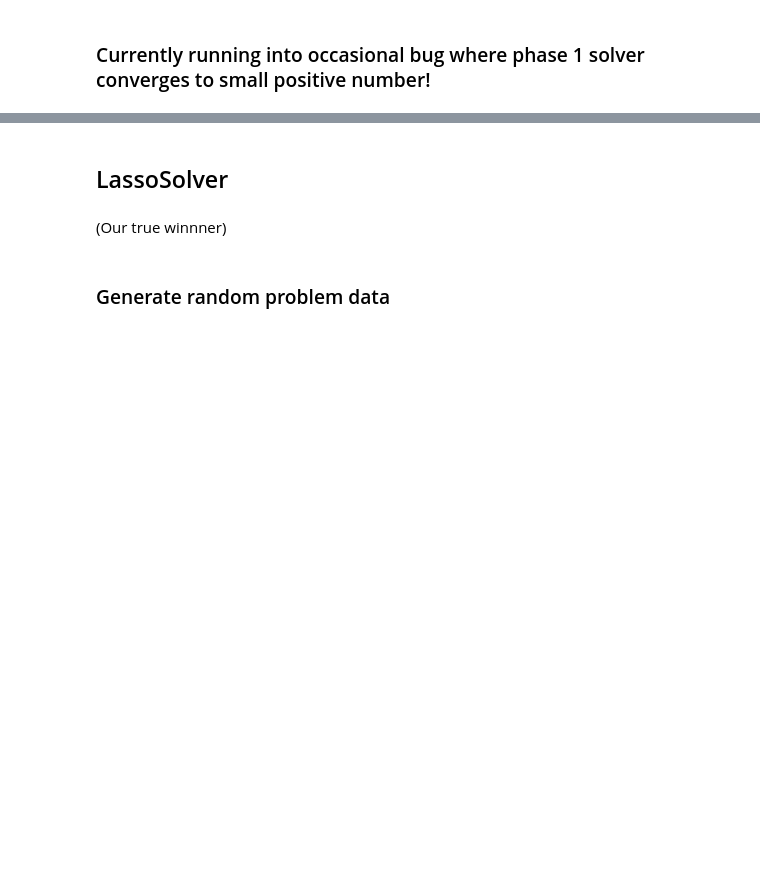
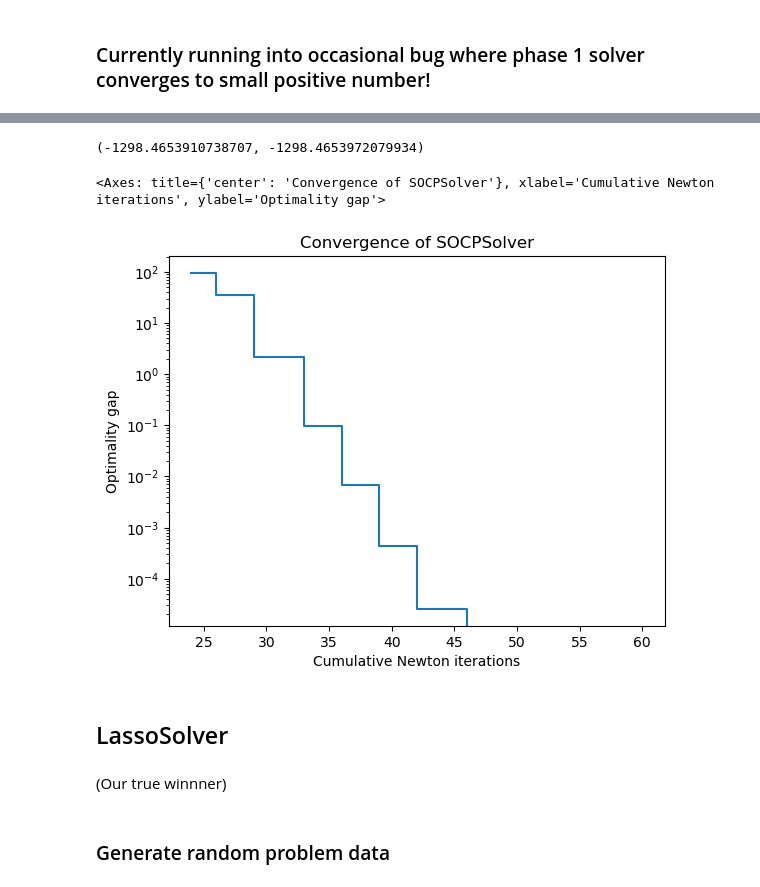
Before and after one commit to fdeguire03/InteriorPoint-GPU, a Jupyter notebook: demo.ipynb, the cells around one changed output, grey strips where cells are left out. Saved outputs shown, nothing was run; the diff lists cells and outputs as text; code cells hidden in the pictures; blank space fills up the shorter version.

```diff
--- a/demo.ipynb
+++ b/demo.ipynb
@@ -337,0 +387,17 @@ scs.value + Y.T@Y/(2*X.shape[0]), FSTAR
+# %%
+scs = SOCPSolver(P=None,
+        q=f,
+        A=A,
+        b=b,
+        c=c,
+        d=d,
+        F=F,
+        g=g,
+        use_gpu=False,
+        upper_bound=None,
+        lower_bound=None,
+        suppress_print=True,
+        update_slacks_every=0,
+        check_cvxpy=False)
+
+#scs.solve(track_loss=True) - scs.cvxpy_val
@@ -338,3 +426,12 @@ scs.value + Y.T@Y/(2*X.shape[0]), FSTAR
+# %%
+prob.value, scs.value
+# %% [output]
+(-1298.4653910738707, -1298.4653972079934)
+# %%
+scs.plot()
+# %% [output]
+<Axes: title={'center': 'Convergence of SOCPSolver'}, xlabel='Cumulative Newton iterations', ylabel='Optimality gap'>
+[figure, added]
 # %% [markdown]
 ## LassoSolver
 # %% [markdown]
```
Also changed, not shown: parts of 28 cells of this notebook, 6 other files.
